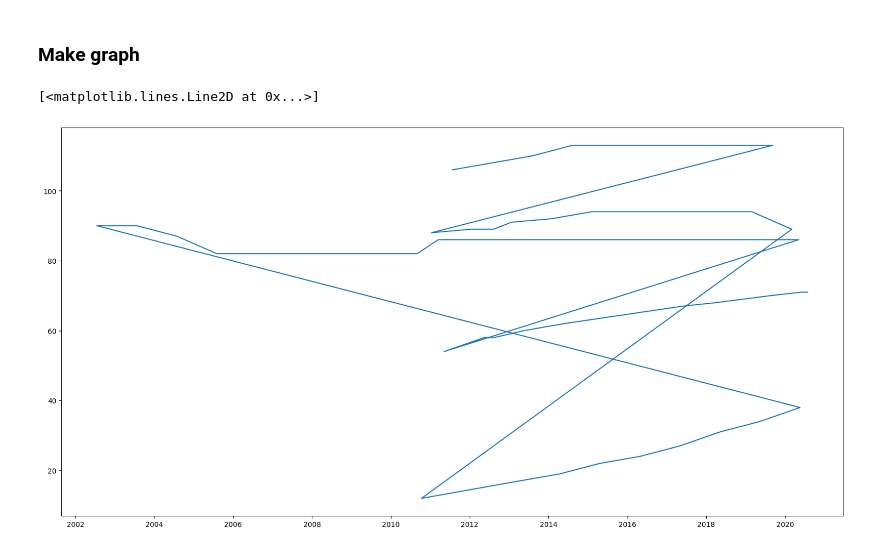
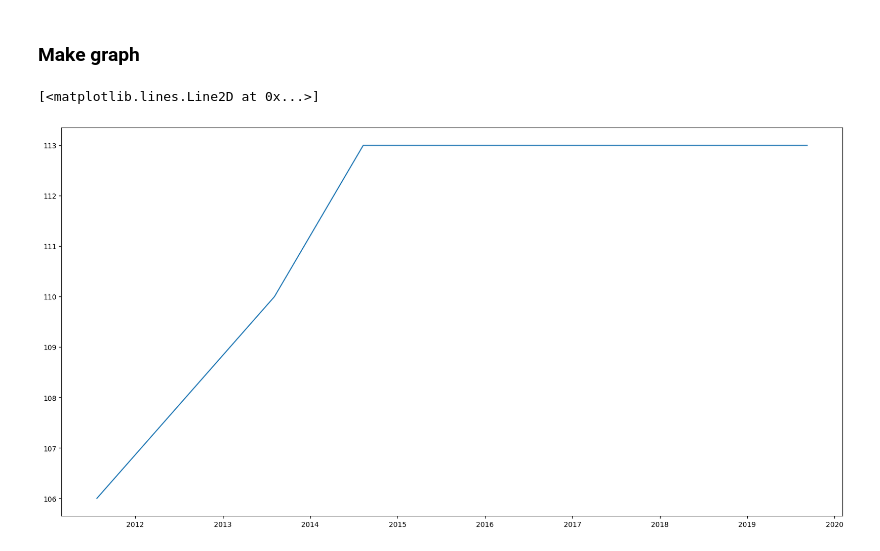
Before and after one commit to grongierisc/iris-fhirsqlbuilder, a Jupyter notebook: notebook/Notebooks/Demo.ipynb, the cells around one changed output. Drawn from its saved outputs; the diff is of its cells as text; code cells hidden in the pictures.

```diff
--- a/notebook/Notebooks/Demo.ipynb
+++ b/notebook/Notebooks/Demo.ipynb
@@ -128,24 +128,24 @@ pd.read_sql(sql, engine)
 # %%
 from matplotlib import pyplot as plt
 
 sql = """
 SELECT
 *
 FROM AA.Observation O
 join AA.Patient P on O.SubjectReference = P.Key
-where O.CodeCodingCode = '29463-7'
+where O.CodeCodingCode = '29463-7'  and P.ID = 1
 """
 df = pd.read_sql(sql, engine)
 df
 
 # plot line on ValueQuantityValue by EffectiveDateTime
 # set EffectiveDateTime as datetime
 df['EffectiveDateTime'] = pd.to_datetime(df['EffectiveDateTime'])
 
 # set scale of the plot
 plt.figure(figsize=(20,10))
 # plot the line
 plt.plot(df['EffectiveDateTime'], df['ValueQuantityValue'])
 # %% [output]
 [<matplotlib.lines.Line2D at 0x...>]
-[figure, old version]
+[figure, new version]
```
Also changed, not shown: 2 other files.
